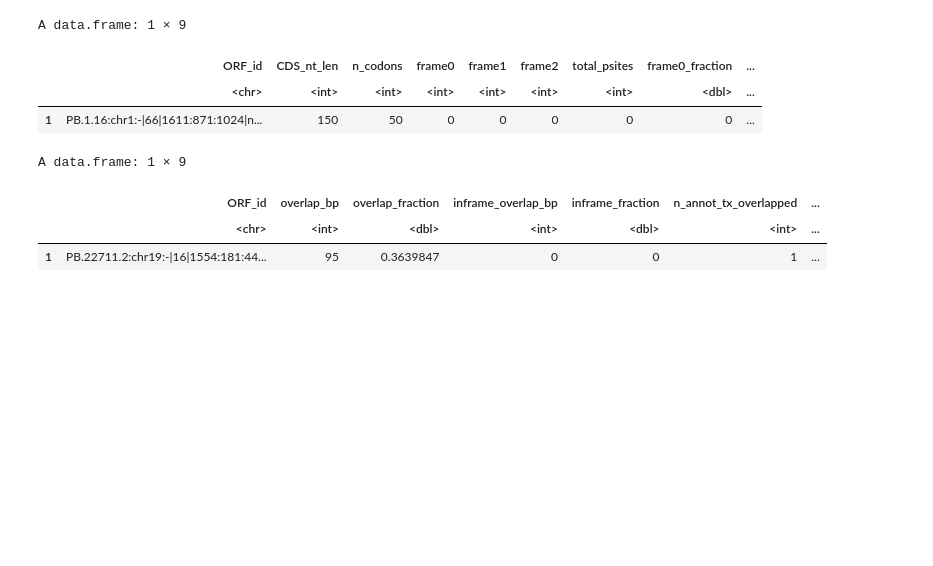
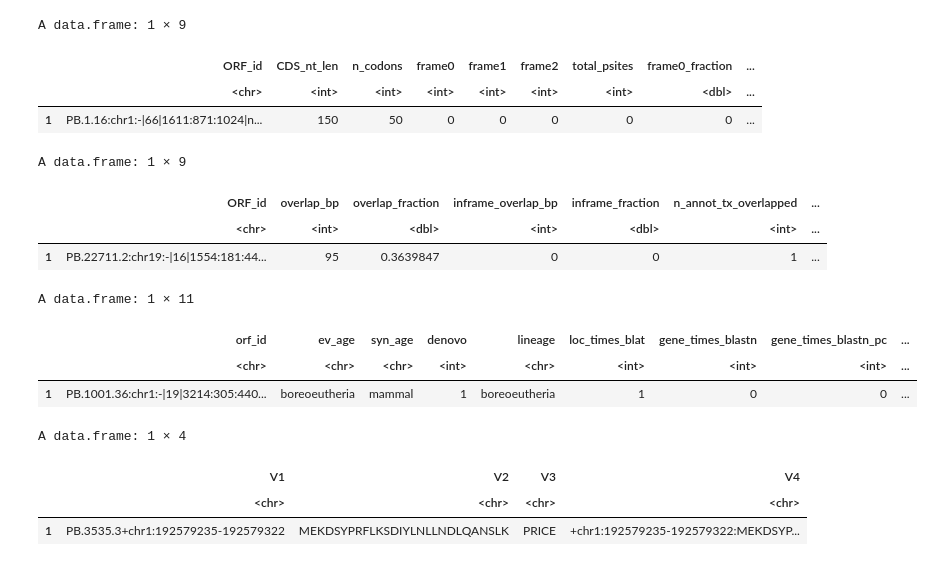
Before and after one commit to LiTing99-cutie/sORFs, a Jupyter notebook: 02-Mass-spec-20250723/analysis/20250910_c8_protein_map/scripts/visual/filter.20251010.ipynb, the cells around one changed output. Drawn from its saved outputs; the diff is of its cells as text; code cells hidden in the pictures; blank space fills up the shorter version.

```diff
--- a/02-Mass-spec-20250723/analysis/20250910_c8_protein_map/scripts/visual/filter.20251010.ipynb
+++ b/02-Mass-spec-20250723/analysis/20250910_c8_protein_map/scripts/visual/filter.20251010.ipynb
@@ -36,16 +44,30 @@ A data.frame: 2 × 2
 # %%
+# 增加frame0的比例
 fread_c("../../results/1/peri/psite_frame_stats.v1.tsv") -> orfs_peri
 head(orfs_peri,1)
+# 增加与其他CDS区域重叠的比例
+fread_c("../../results/1/orf_overlap_inframe.txt") -> orfs_overlap
+head(orfs_overlap,1)
+# 增加de novo信息
+fread_c("/home/user/data3/lit/project/sORFs/05-denovo-status/analysis/20251013_denovo_check/results/res_filter_paralog_ortholog.txt") -> res_filter_paralog_ortholog
+head(res_filter_paralog_ortholog,1)
+# 增加ribo-seq信息
+read.table("/home/user/data3/lit/project/sORFs/01-ribo-seq/analysis/20250813_demo_data_analysis/processed/orfs/merged/orfs.3_ways.txt") -> orfs.3_ways
+head(orfs.3_ways,1)
 # %% [output]
 A data.frame: 1 × 9
 |  | ORF_id | CDS_nt_len | n_codons | frame0 | frame1 | frame2 | total_psites | frame0_fraction | ... |
 |  | <chr> | <int> | <int> | <int> | <int> | <int> | <int> | <dbl> | ... |
 | 1 | PB.1.16:chr1:-|66|1611:871:1024|n... | 150 | 50 | 0 | 0 | 0 | 0 | 0 | ... |
+A data.frame: 1 × 9
+|  | ORF_id | overlap_bp | overlap_fraction | inframe_overlap_bp | inframe_fraction | n_annot_tx_overlapped | ... |
+|  | <chr> | <int> | <dbl> | <int> | <dbl> | <int> | ... |
+| 1 | PB.22711.2:chr19:-|16|1554:181:44... | 95 | 0.3639847 | 0 | 0 | 1 | ... |
+A data.frame: 1 × 11
+|  | orf_id | ev_age | syn_age | denovo | lineage | loc_times_blat | gene_times_blastn | gene_times_blastn_pc | ... |
+|  | <chr> | <chr> | <chr> | <int> | <chr> | <int> | <int> | <int> | ... |
+| 1 | PB.1001.36:chr1:-|19|3214:305:440... | boreoeutheria | mammal | 1 | boreoeutheria | 1 | 0 | 0 | ... |
+A data.frame: 1 × 4
+|  | V1 | V2 | V3 | V4 |
+|  | <chr> | <chr> | <chr> | <chr> |
+| 1 | PB.3535.3+chr1:192579235-192579322 | MEKDSYPRFLKSDIYLNLLNDLQANSLK | PRICE | +chr1:192579235-192579322:MEKDSYP... |
-# %%
-fread_c("../../results/1/orf_overlap_inframe.txt") -> orfs_overlap
-head(orfs_overlap,1)
-# %% [output]
-A data.frame: 1 × 9
-|  | ORF_id | overlap_bp | overlap_fraction | inframe_overlap_bp | inframe_fraction | n_annot_tx_overlapped | ... |
-|  | <chr> | <int> | <dbl> | <int> | <dbl> | <int> | ... |
-| 1 | PB.22711.2:chr19:-|16|1554:181:44... | 95 | 0.3639847 | 0 | 0 | 1 | ... |
```
Also changed, not shown: parts of 20 cells of this notebook, 32 other files.
